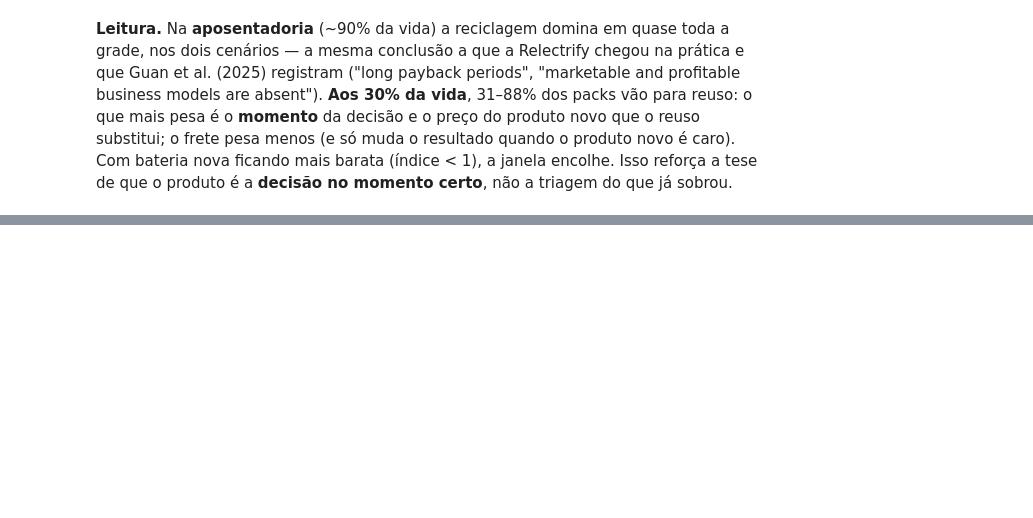
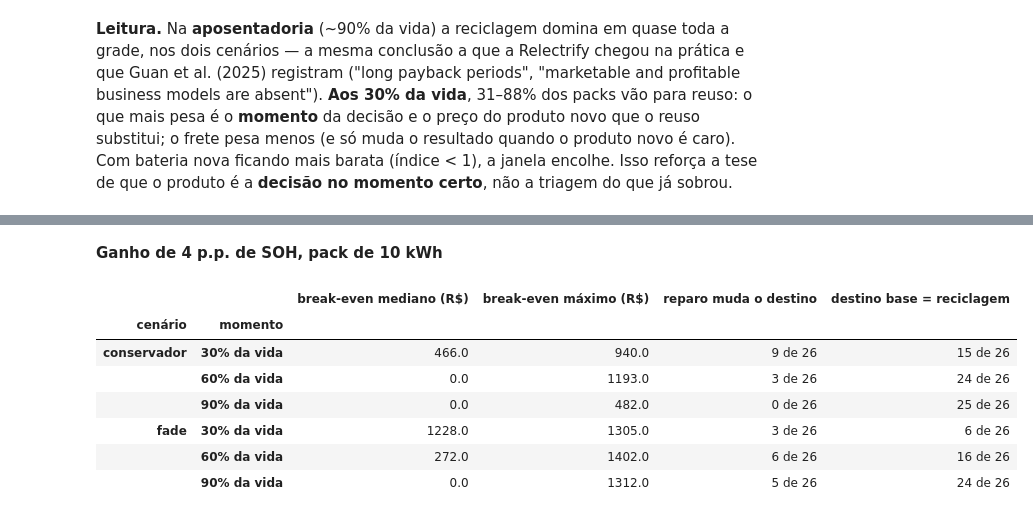
Before and after one commit to Jump-Start-2026-SAE-Grupo-Supra/Prototype-BLOOM, a Jupyter notebook: notebooks/BLOOM_prototipo.ipynb, the cells around one changed output, grey strips where cells are left out. Drawn from its saved outputs; the diff is of its cells as text; code cells hidden in the pictures; blank space fills up the shorter version.

```diff
--- a/notebooks/BLOOM_prototipo.ipynb
+++ b/notebooks/BLOOM_prototipo.ipynb
@@ -650,0 +753,24 @@ de que o produto é a **decisão no momento certo**, não a triagem do que já s
+# %%
+frontier = {lm: P.repair_frontier(engine, life_model=lm) for lm in ["conservador", "fade"]}
+rows = []
+for lm, rf in frontier.items():
+    for mo, g in rf[rf["uplift_pp"] == 4].groupby("momento"):
+        base = g["destino_base"].value_counts()
+        rows.append({"cenário": lm, "momento": mo,
+                     "break-even mediano (R$)": g["break_even_reparo_brl"].median(),
+                     "break-even máximo (R$)": g["break_even_reparo_brl"].max(),
+                     "reparo muda o destino": f"{int(g['muda_destino'].sum())} de {len(g)}",
+                     "destino base = reciclagem": f"{int(base.get('reciclagem', 0))} de {len(g)}"})
+repair_summary = pd.DataFrame(rows).set_index(["cenário", "momento"])
+display(Markdown(f"**Ganho de 4 p.p. de SOH, pack de {Settings().economics.pack_kwh:.0f} kWh**"))
+repair_summary.round(0)
+# %% [output]
+**Ganho de 4 p.p. de SOH, pack de 10 kWh**
+|  |  | break-even mediano (R$) | break-even máximo (R$) | reparo muda o destino | destino base = reciclagem |
+| cenário | momento |  |  |  |  |
+| conservador | 30% da vida | 466.0 | 940.0 | 9 de 26 | 15 de 26 |
+|  | 60% da vida | 0.0 | 1193.0 | 3 de 26 | 24 de 26 |
+|  | 90% da vida | 0.0 | 482.0 | 0 de 26 | 25 de 26 |
+| fade | 30% da vida | 1228.0 | 1305.0 | 3 de 26 | 6 de 26 |
+|  | 60% da vida | 272.0 | 1402.0 | 6 de 26 | 16 de 26 |
+|  | 90% da vida | 0.0 | 1312.0 | 5 de 26 | 24 de 26 |
```
Also changed, not shown: parts of 9 cells of this notebook, 5 other files.
